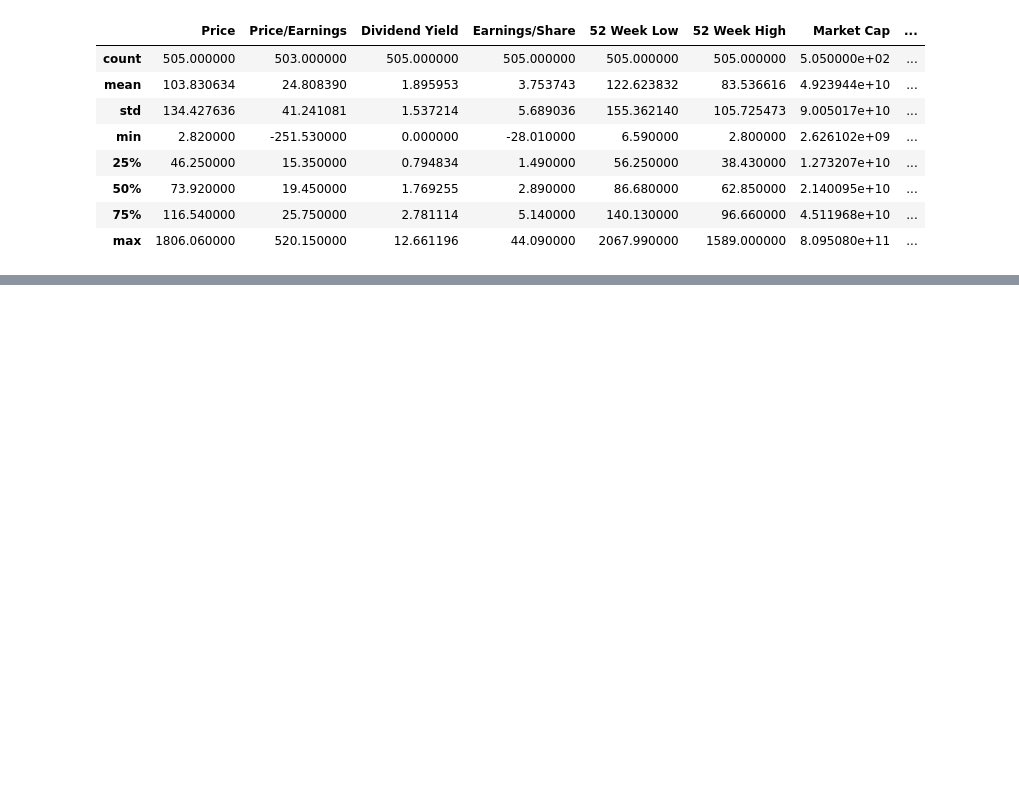
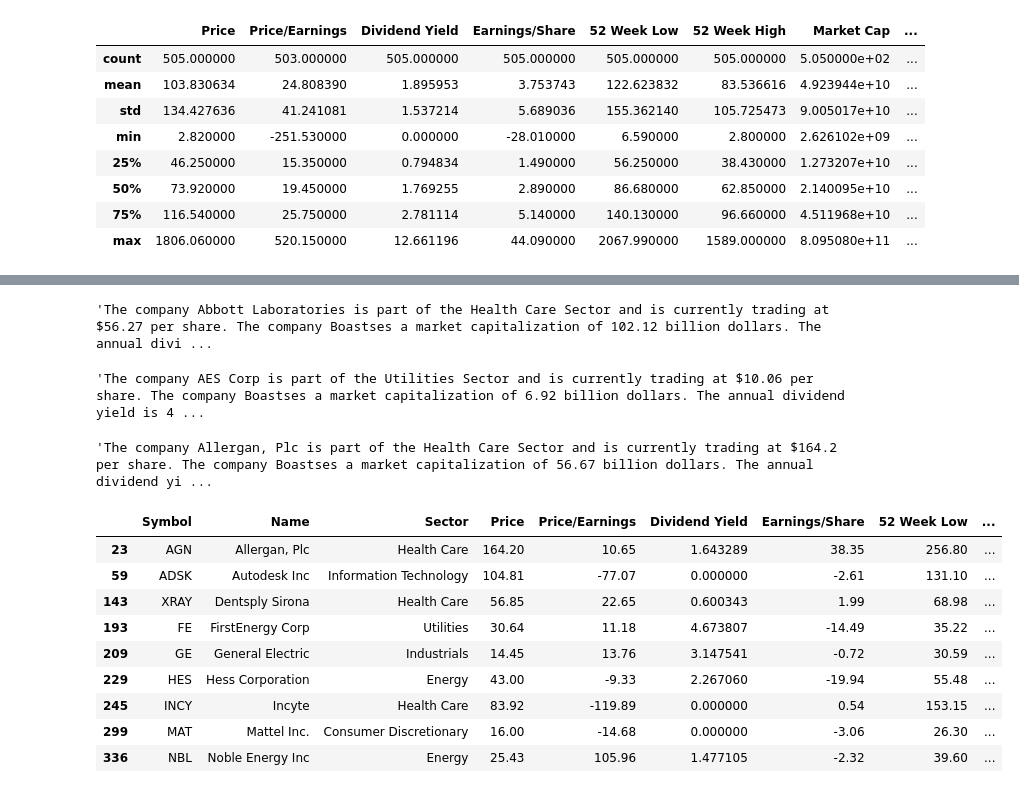
Before and after one commit to dadejecova/Natural-Language-Python, a Jupyter notebook: NPL.ipynb, the cells around one changed output, grey strips where cells are left out. Drawn from its saved outputs; the diff is of its cells as text; code cells hidden in the pictures; blank space fills up the shorter version.

```diff
--- a/NPL.ipynb
+++ b/NPL.ipynb
@@ -96,7 +99,7 @@ def create_descriptions(row):
         object3
     )
 
-    verb4 = nlgFactory.creteVerbPhrase(
+    verb4 = nlgFactory.createVerbPhrase(
         "have"
     )
 
@@ -136,0 +169,25 @@ AttributeError: 'NLGFactory' object has no attribute 'creteClause'
+# %%
+stocks_df['text'][2]
+# %% [output]
+'The company Abbott Laboratories is part of the Health Care Sector and is currently trading at $56.27 per share. The company Boastses a market capitalization of 102.12 billion dollars. The annual divi ...
+# %%
+stocks_df['text'][10]
+# %% [output]
+'The company AES Corp is part of the Utilities Sector and is currently trading at $10.06 per share. The company Boastses a market capitalization of 6.92 billion dollars. The annual dividend yield is 4 ...
+# %%
+stocks_df['text'][23]
+# %% [output]
+'The company Allergan, Plc is part of the Health Care Sector and is currently trading at $164.2 per share. The company Boastses a market capitalization of 56.67 billion dollars. The annual dividend yi ...
+# %%
+stocks_df[stocks_df['EBITDA'] < 0]
+# %% [output]
+|  | Symbol | Name | Sector | Price | Price/Earnings | Dividend Yield | Earnings/Share | 52 Week Low | ... |
+| 23 | AGN | Allergan, Plc | Health Care | 164.20 | 10.65 | 1.643289 | 38.35 | 256.80 | ... |
+| 59 | ADSK | Autodesk Inc | Information Technology | 104.81 | -77.07 | 0.000000 | -2.61 | 131.10 | ... |
+| 143 | XRAY | Dentsply Sirona | Health Care | 56.85 | 22.65 | 0.600343 | 1.99 | 68.98 | ... |
+| 193 | FE | FirstEnergy Corp | Utilities | 30.64 | 11.18 | 4.673807 | -14.49 | 35.22 | ... |
+| 209 | GE | General Electric | Industrials | 14.45 | 13.76 | 3.147541 | -0.72 | 30.59 | ... |
+| 229 | HES | Hess Corporation | Energy | 43.00 | -9.33 | 2.267060 | -19.94 | 55.48 | ... |
+| 245 | INCY | Incyte | Health Care | 83.92 | -119.89 | 0.000000 | 0.54 | 153.15 | ... |
+| 299 | MAT | Mattel Inc. | Consumer Discretionary | 16.00 | -14.68 | 0.000000 | -3.06 | 26.30 | ... |
+| 336 | NBL | Noble Energy Inc | Energy | 25.43 | 105.96 | 1.477105 | -2.32 | 39.60 | ... |
```
Also changed, not shown: parts of 5 cells of this notebook.
